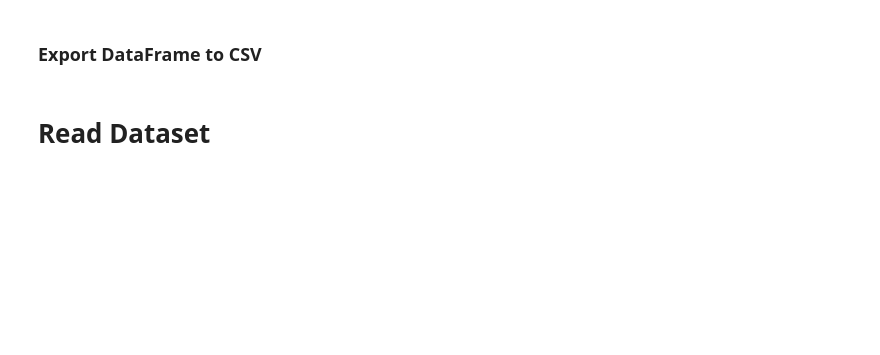
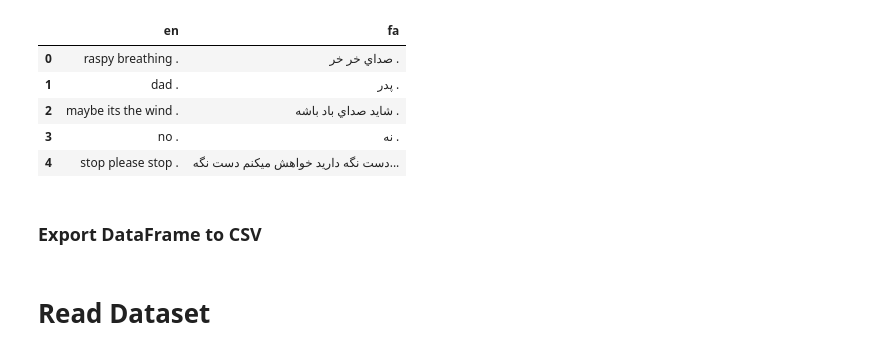
Before and after one commit to danfarh/machine-translation, a Jupyter notebook: machine_translation.ipynb, the cells around one changed output. Cells and saved outputs as stored; diff of their text form; code cells hidden in the pictures; blank space fills up the shorter version.

```diff
--- a/machine_translation.ipynb
+++ b/machine_translation.ipynb
@@ -17,0 +20,7 @@ warnings.filterwarnings('ignore')
+# %%
+%%time
+with open("TEP-fa.txt") as f:
+    fa_file = f.read()
+
+with open("TEP-en.txt") as f:
+    en_file = f.read()
@@ -17,0 +30,3 @@ warnings.filterwarnings('ignore')
+# %%
+fa_data = fa_file.strip().split('\n')
+en_data = en_file.strip().split('\n')[0:len(fa_data)]
@@ -18,3 +41,4 @@ warnings.filterwarnings('ignore')
 # %%
-df = pd.DataFrame(columns=['en','fa'])
-df
+data = pd.DataFrame(columns=['en','fa'])
+data['fa'] = fa_data
+data['en'] = en_data
@@ -45,2 +45,11 @@ Wall time: 1.07 s
+# %%
+data.head()
+# %% [output]
+|  | en | fa |
+| 0 | raspy breathing . | صداي خر خر . |
+| 1 | dad . | پدر . |
+| 2 | maybe its the wind . | شايد صداي باد باشه . |
+| 3 | no . | نه . |
+| 4 | stop please stop . | دست نگه داريد خواهش ميکنم دست نگه... |
 # %% [markdown]
 ### **Export DataFrame to CSV**
```
Also changed, not shown: parts of 32 cells of this notebook, 3 other files.
